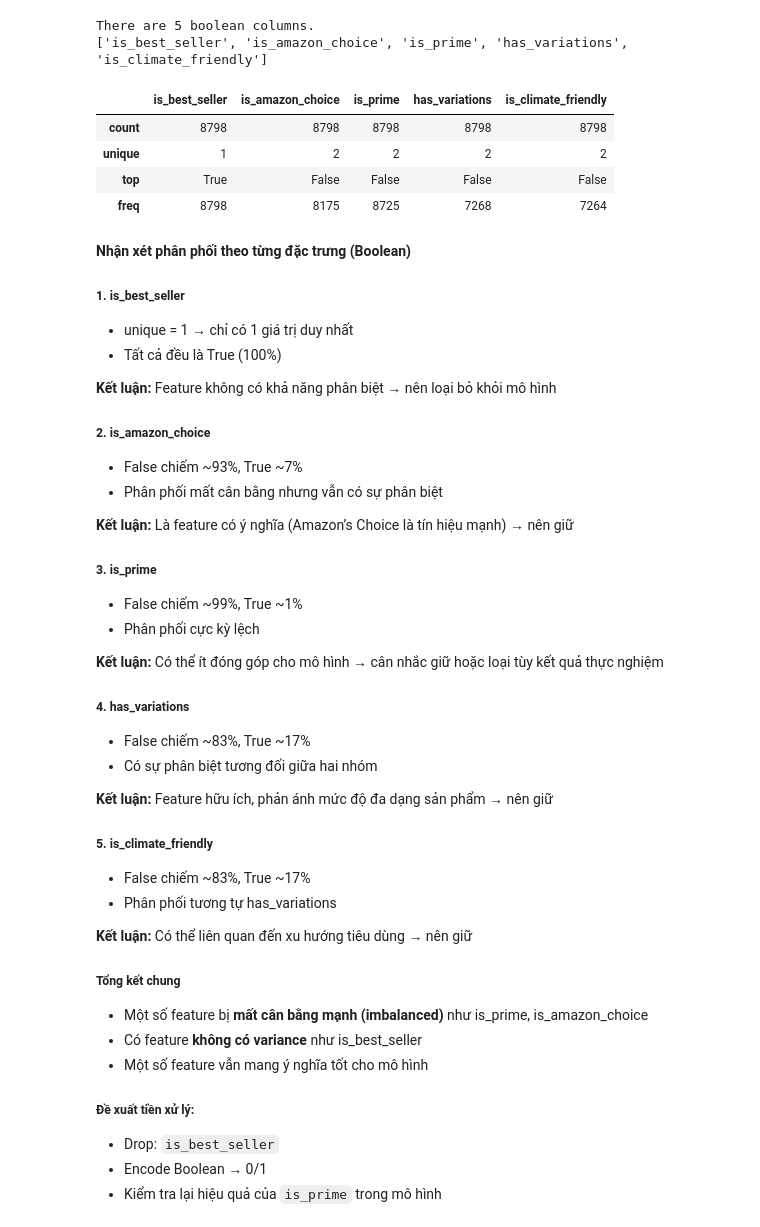
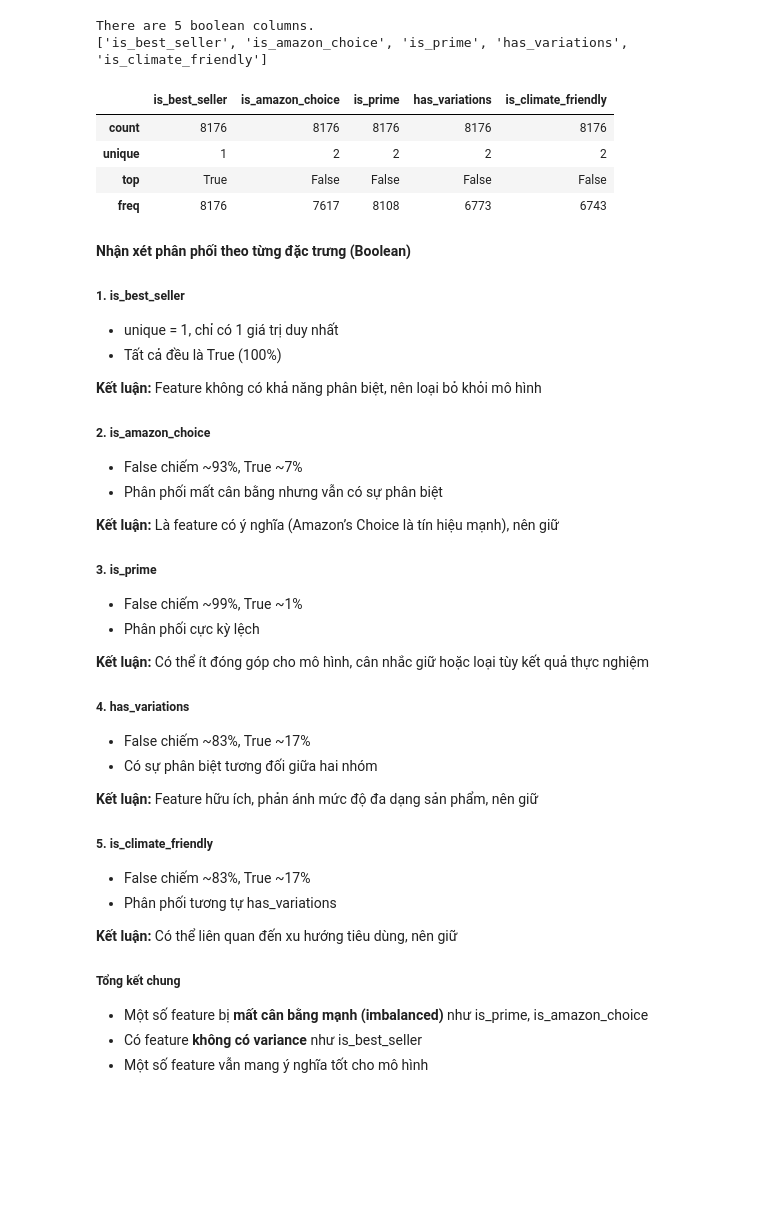
Before and after one commit to Hutaph/LAB01_Data_Visualization, a Jupyter notebook: notebook/data_exploration.ipynb, the cells around one changed output. Cells and saved outputs as stored; diff of their text form; code cells hidden in the pictures; blank space fills up the shorter version.

```diff
--- a/notebook/data_exploration.ipynb
+++ b/notebook/data_exploration.ipynb
@@ -334,0 +237,7 @@ Các biến đang sai định dạng so với ý nghĩa
+# %%
+path = "../data/Processed/amazon_products_viz.csv"
+try:
+    df_processed = pd.read_csv(path)
+    print("[SUCCESS]: Loading dataset successful")
+except Exception as e:
+    print(f"[ERROR]: Loading dataset fail: {e}")
@@ -520,58 +589,55 @@ print(bool_cols)
 # %% [output]
 There are 5 boolean columns.
 ['is_best_seller', 'is_amazon_choice', 'is_prime', 'has_variations', 'is_climate_friendly']
+# %%
+bool_cols_important = ['is_best_seller', 'is_amazon_choice', 'is_prime', 'has_variations', 'is_climate_friendly']
 # %%
-df[bool_cols].describe()
+df_processed[bool_cols_important].describe()
 # %% [output]
 |  | is_best_seller | is_amazon_choice | is_prime | has_variations | is_climate_friendly |
-| count | 8798 | 8798 | 8798 | 8798 | 8798 |
+| count | 8176 | 8176 | 8176 | 8176 | 8176 |
 | unique | 1 | 2 | 2 | 2 | 2 |
 | top | True | False | False | False | False |
-| freq | 8798 | 8175 | 8725 | 7268 | 7264 |
+| freq | 8176 | 7617 | 8108 | 6773 | 6743 |
 # %% [markdown]
 **Nhận xét phân phối theo từng đặc trưng (Boolean)**
 
 ##### 1. is_best_seller
-- unique = 1 → chỉ có 1 giá trị duy nhất
+- unique = 1, chỉ có 1 giá trị duy nhất
 - Tất cả đều là True (100%)
 
-**Kết luận:** Feature không có khả năng phân biệt → nên loại bỏ khỏi mô hình
+**Kết luận:** Feature không có khả năng phân biệt, nên loại bỏ khỏi mô hình
 
 
 ##### 2. is_amazon_choice
 - False chiếm ~93%, True ~7%
 - Phân phối mất cân bằng nhưng vẫn có sự phân biệt
 
-**Kết luận:** Là feature có ý nghĩa (Amazon’s Choice là tín hiệu mạnh) → nên giữ
+**Kết luận:** Là feature có ý nghĩa (Amazon’s Choice là tín hiệu mạnh), nên giữ
 
 
 ##### 3. is_prime
 - False chiếm ~99%, True ~1%
 - Phân phối cực kỳ lệch
 
-**Kết luận:** Có thể ít đóng góp cho mô hình → cân nhắc giữ hoặc loại tùy kết quả thực nghiệm
+**Kết luận:** Có thể ít đóng góp cho mô hình, cân nhắc giữ hoặc loại tùy kết quả thực nghiệm
 
 
 ##### 4. has_variations
 - False chiếm ~83%, True ~17%
 - Có sự phân biệt tương đối giữa hai nhóm
 
-**Kết luận:** Feature hữu ích, phản ánh mức độ đa dạng sản phẩm → nên giữ
+**Kết luận:** Feature hữu ích, phản ánh mức độ đa dạng sản phẩm, nên giữ
 
 
 ##### 5. is_climate_friendly
 - False chiếm ~83%, True ~17%
 - Phân phối tương tự has_variations
 
-**Kết luận:** Có thể liên quan đến xu hướng tiêu dùng → nên giữ
+**Kết luận:** Có thể liên quan đến xu hướng tiêu dùng, nên giữ
 
 
 ##### Tổng kết chung
 - Một số feature bị **mất cân bằng mạnh (imbalanced)** như is_prime, is_amazon_choice
 - Có feature **không có variance** như is_best_seller
 - Một số feature vẫn mang ý nghĩa tốt cho mô hình
-
-##### **Đề xuất tiền xử lý:**
-- Drop: `is_best_seller`
-- Encode Boolean → 0/1
-- Kiểm tra lại hiệu quả của `is_prime` trong mô hình
```
Also changed, not shown: parts of 50 cells of this notebook.
